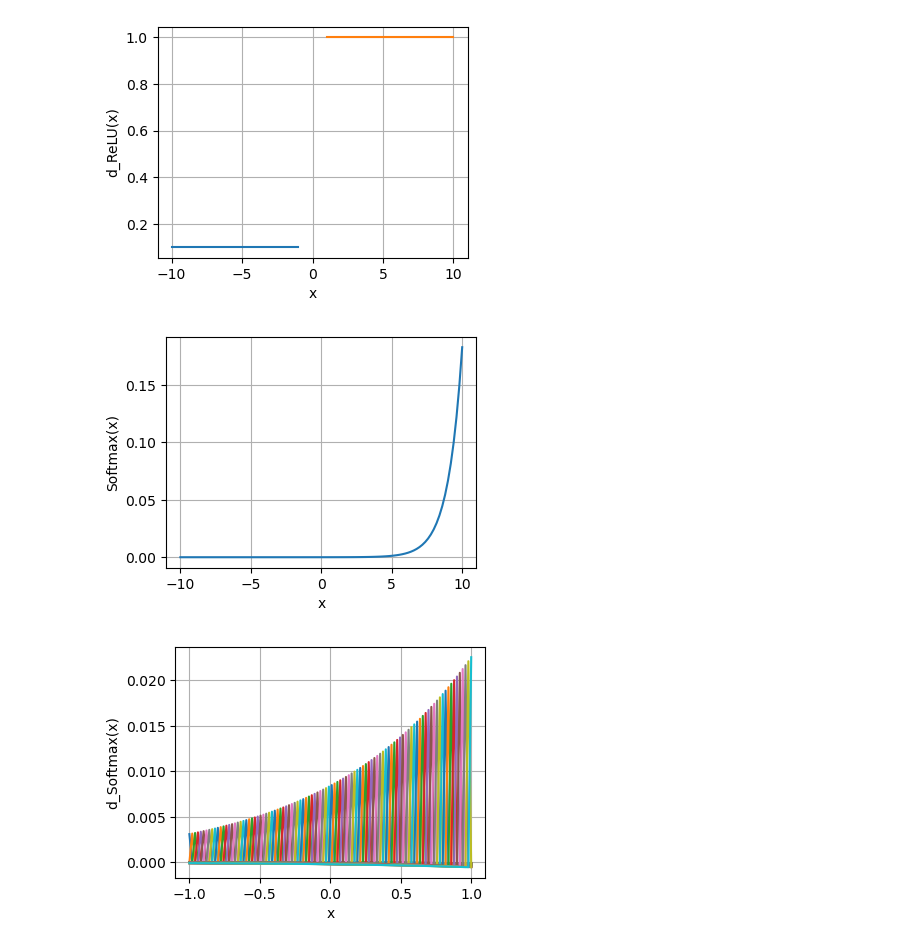
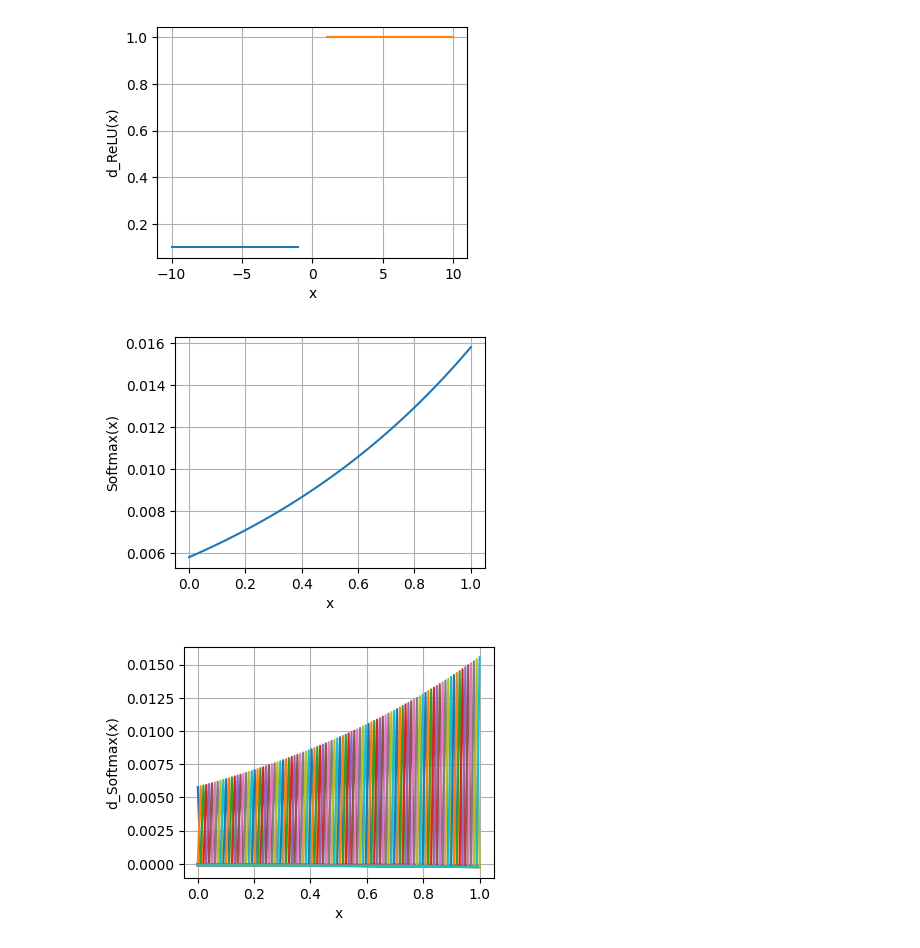
Before and after one commit to Rayato159/data-scienece, a Jupyter notebook: ActivationFunctions.ipynb, the cells around one changed output. Cells and saved outputs as stored; diff of their text form; code cells hidden in the pictures.

```diff
--- a/ActivationFunctions.ipynb
+++ b/ActivationFunctions.ipynb
@@ -158,19 +161,19 @@ d_leaky_relu_visualization(ax)
 # %% [output]
 [figure]
 # %%
-x = np.linspace(-10., 10., 100)
+x = np.linspace(0., 1., 100)
 y = softmax(x)
 
 fig, ax = plt.subplots(figsize=(4, 3))
 visualization(ax, 'Softmax(x)', x, y)
 # %% [output]
-[figure, old version]
+[figure, new version]
 # %%
-x = np.linspace(-1, 1, 100)
+x = np.linspace(0, 1, 100)
 y = d_softmax(x)
 
 fig, ax = plt.subplots(figsize=(4, 3))
 visualization(ax, 'd_Softmax(x)', x, y)
 # %% [output]
-[figure, old version]
+[figure, new version]
 # %%
```
Also changed, not shown: parts of 4 cells of this notebook, 1 other file.
